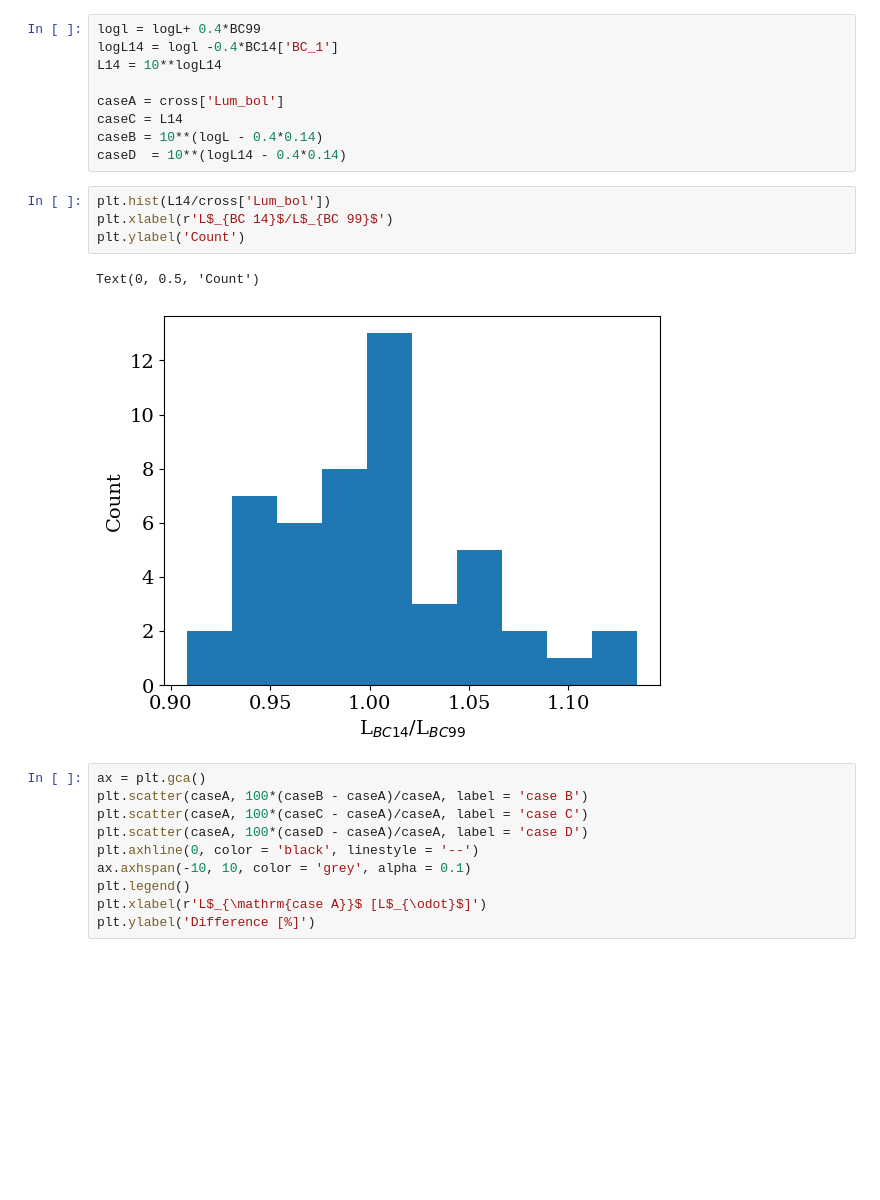
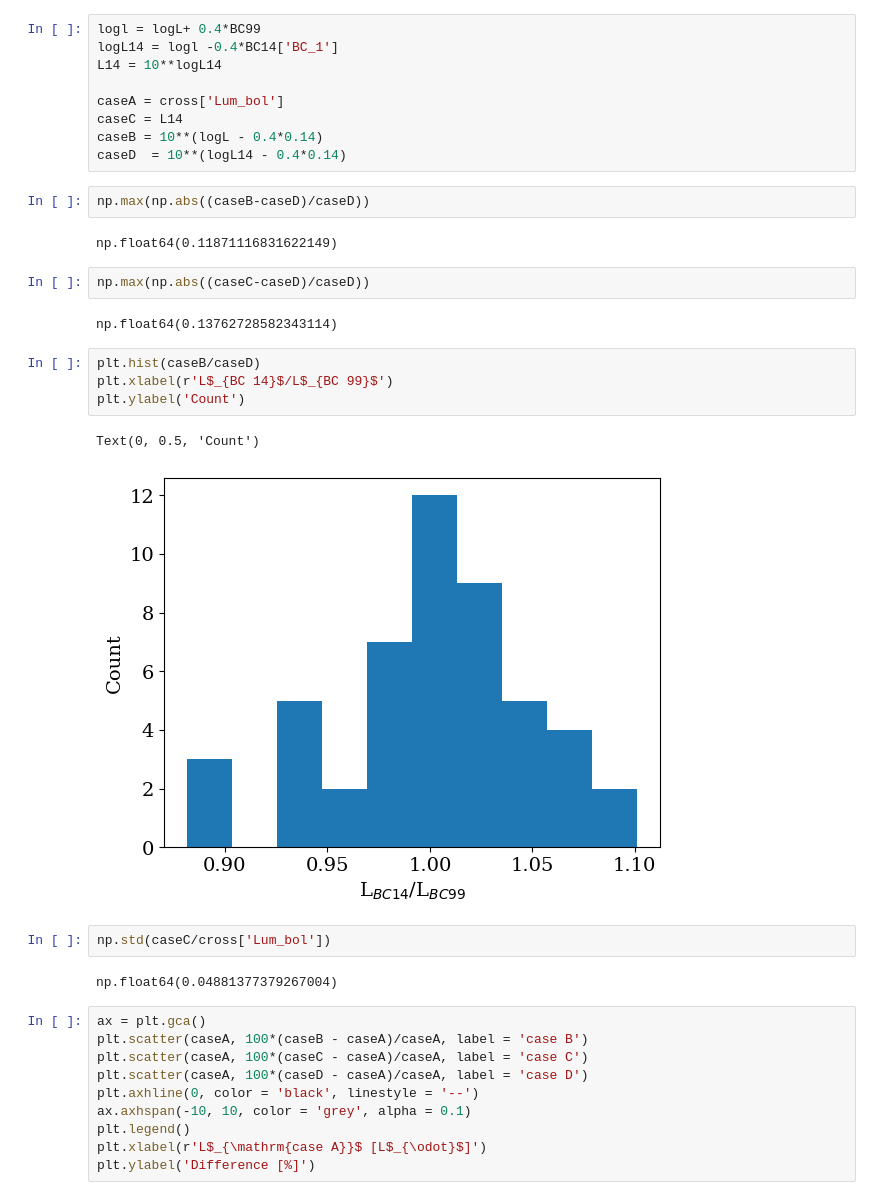
Before and after one commit to ehatt98/M4-hierarchical, a Jupyter notebook: notebooks/checks/bolometric-corrections.ipynb, the cells around one changed output. Drawn from its saved outputs; the diff is of its cells as text; blank space fills up the shorter version.

```diff
--- a/notebooks/checks/bolometric-corrections.ipynb
+++ b/notebooks/checks/bolometric-corrections.ipynb
@@ -47,13 +47,25 @@ caseA = cross['Lum_bol']
 caseC = L14
 caseB = 10**(logL - 0.4*0.14)
 caseD  = 10**(logL14 - 0.4*0.14)
+# %%
+np.max(np.abs((caseB-caseD)/caseD))
+# %% [output]
+np.float64(0.11871116831622149)
+# %%
+np.max(np.abs((caseC-caseD)/caseD))
+# %% [output]
+np.float64(0.13762728582343114)
 # %%
-plt.hist(L14/cross['Lum_bol'])
+plt.hist(caseB/caseD)
 plt.xlabel(r'L$_{BC 14}$/L$_{BC 99}$')
 plt.ylabel('Count')
 # %% [output]
 Text(0, 0.5, 'Count')
-[figure, old version]
+[figure, new version]
+# %%
+np.std(caseC/cross['Lum_bol'])
+# %% [output]
+np.float64(0.04881377379267004)
 # %%
 ax = plt.gca()
 plt.scatter(caseA, 100*(caseB - caseA)/caseA, label = 'case B')
```
Also changed, not shown: parts of 1 cell of this notebook, 3 other files.
